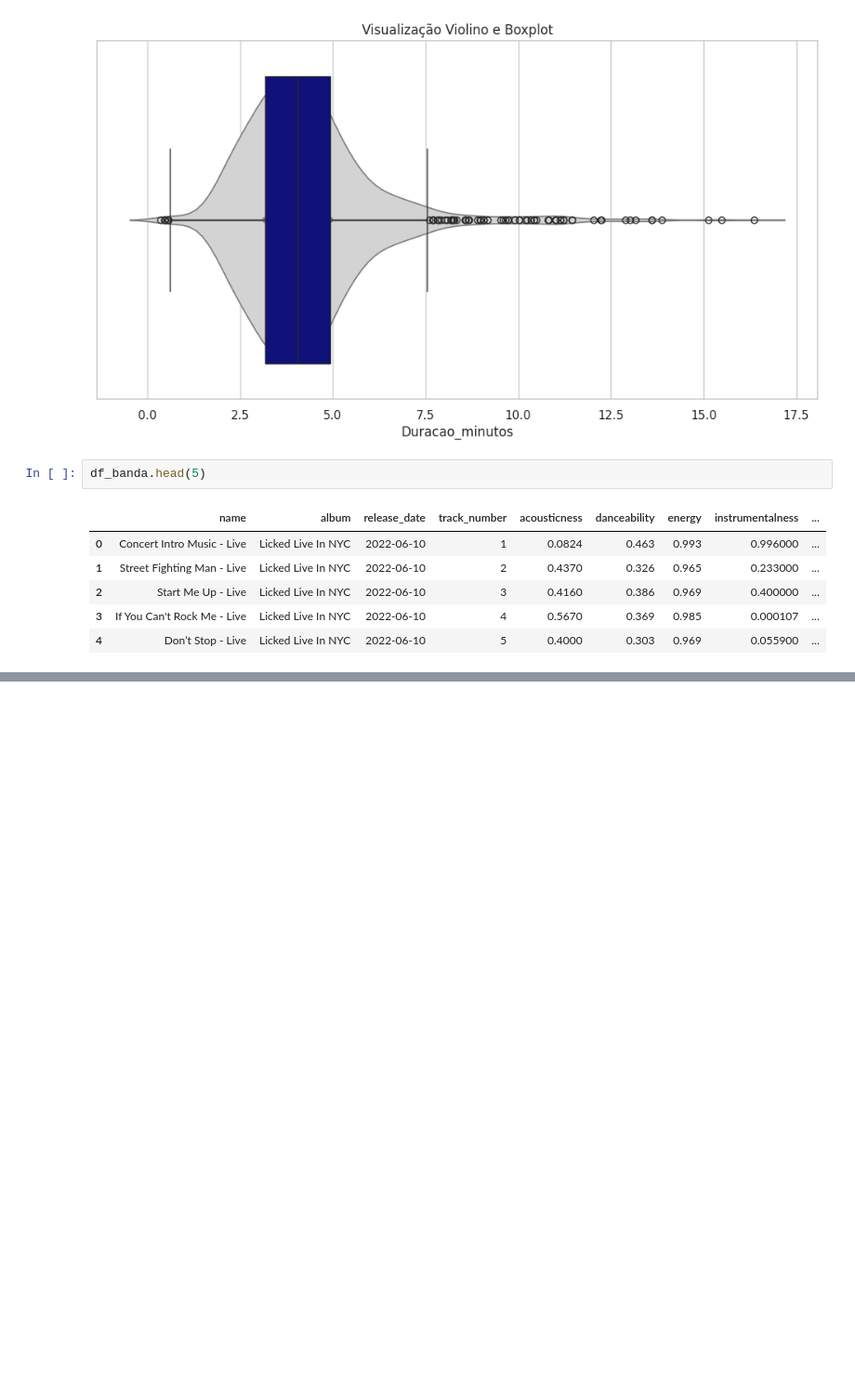
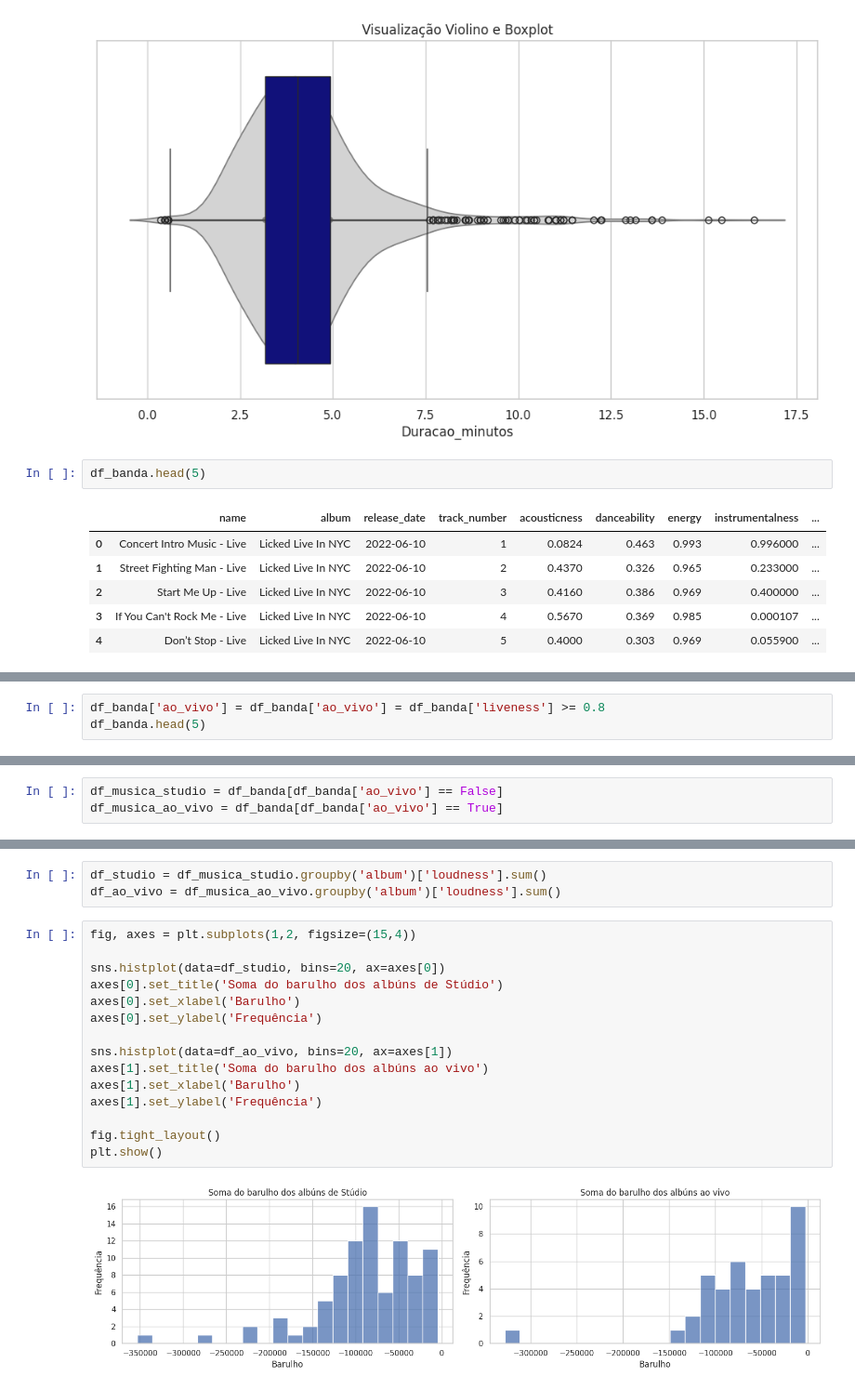
Before and after one commit to LaisST/FIAP_202501_HandsOn_data_analytics, a Jupyter notebook: Fase_2_Aula03_EDA.ipynb, the cells around one changed output, grey strips where cells are left out. Shown at 93% size. Drawn from its saved outputs; the diff is of its cells as text; blank space fills up the shorter version.

```diff
--- a/Fase_2_Aula03_EDA.ipynb
+++ b/Fase_2_Aula03_EDA.ipynb
@@ -329,0 +337,3 @@ df_banda.head(5)
+# %%
+df_banda['ao_vivo'] = df_banda['ao_vivo'] = df_banda['liveness'] >= 0.8
+df_banda.head(5)
@@ -329,0 +355,3 @@ df_banda.head(5)
+# %%
+df_musica_studio = df_banda[df_banda['ao_vivo'] == False]
+df_musica_ao_vivo = df_banda[df_banda['ao_vivo'] == True]
@@ -329,0 +387,20 @@ df_banda.head(5)
+# %%
+df_studio = df_musica_studio.groupby('album')['loudness'].sum()
+df_ao_vivo = df_musica_ao_vivo.groupby('album')['loudness'].sum()
+# %%
+fig, axes = plt.subplots(1,2, figsize=(15,4))
+
+sns.histplot(data=df_studio, bins=20, ax=axes[0])
+axes[0].set_title('Soma do barulho dos albúns de Stúdio')
+axes[0].set_xlabel('Barulho')
+axes[0].set_ylabel('Frequência')
+
+sns.histplot(data=df_ao_vivo, bins=20, ax=axes[1])
+axes[1].set_title('Soma do barulho dos albúns ao vivo')
+axes[1].set_xlabel('Barulho')
+axes[1].set_ylabel('Frequência')
+
+fig.tight_layout()
+plt.show()
+# %% [output]
+[figure, added]
```
Also changed, not shown: parts of 22 cells of this notebook.
